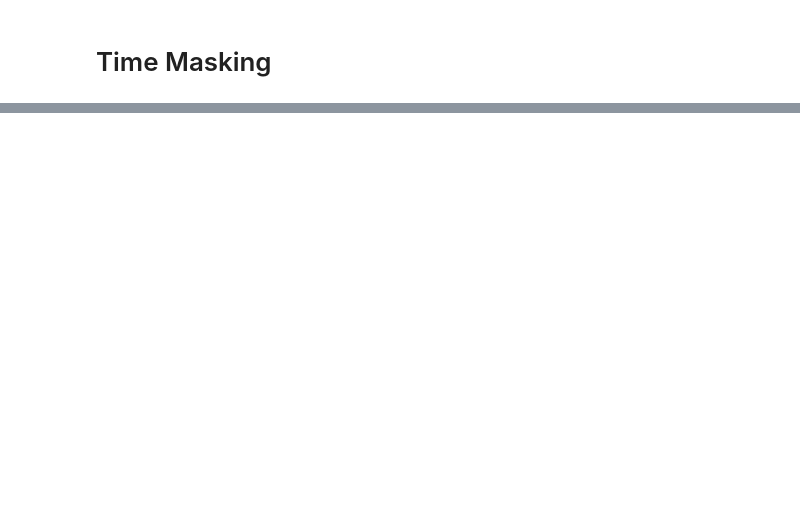
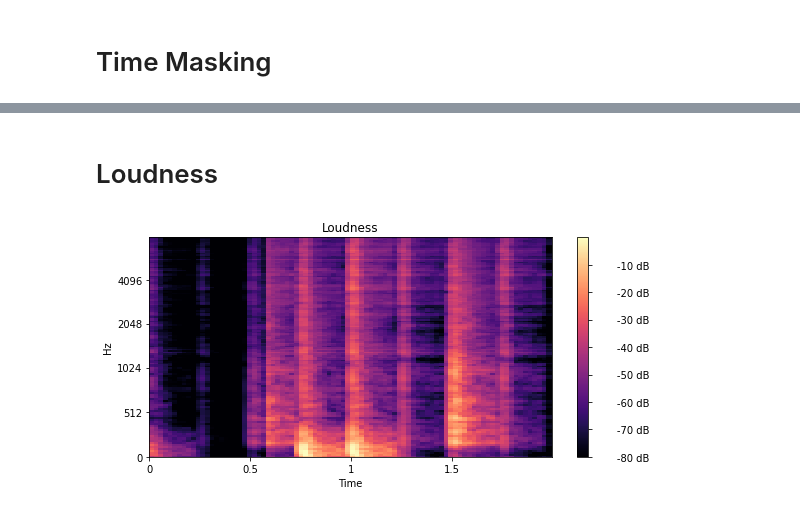
Before and after one commit to makcedward/nlpaug, a Jupyter notebook: example/spectrogram_augmenter.ipynb, the cells around one changed output, grey strips where cells are left out. Saved outputs shown, nothing was run; the diff lists cells and outputs as text; code cells hidden in the pictures; blank space fills up the shorter version.

Commit message:
add LoudnessAug sample code

```diff
--- a/example/spectrogram_augmenter.ipynb
+++ b/example/spectrogram_augmenter.ipynb
@@ -34 +34,10 @@ AudioVisualizer.spectrogram('Time Masking', augmented_mel_spectrogram)
+# %% [markdown]
+# Loudness
+# %%
+aug = nas.LoudnessAug()
+
+aug_data = aug.substitute(data)
+AudioVisualizer.spectrogram('Loudness', aug_data)
+# %% [output]
+[figure, added]
 # %% [markdown]
```
Also changed, not shown: parts of 5 cells of this notebook.
